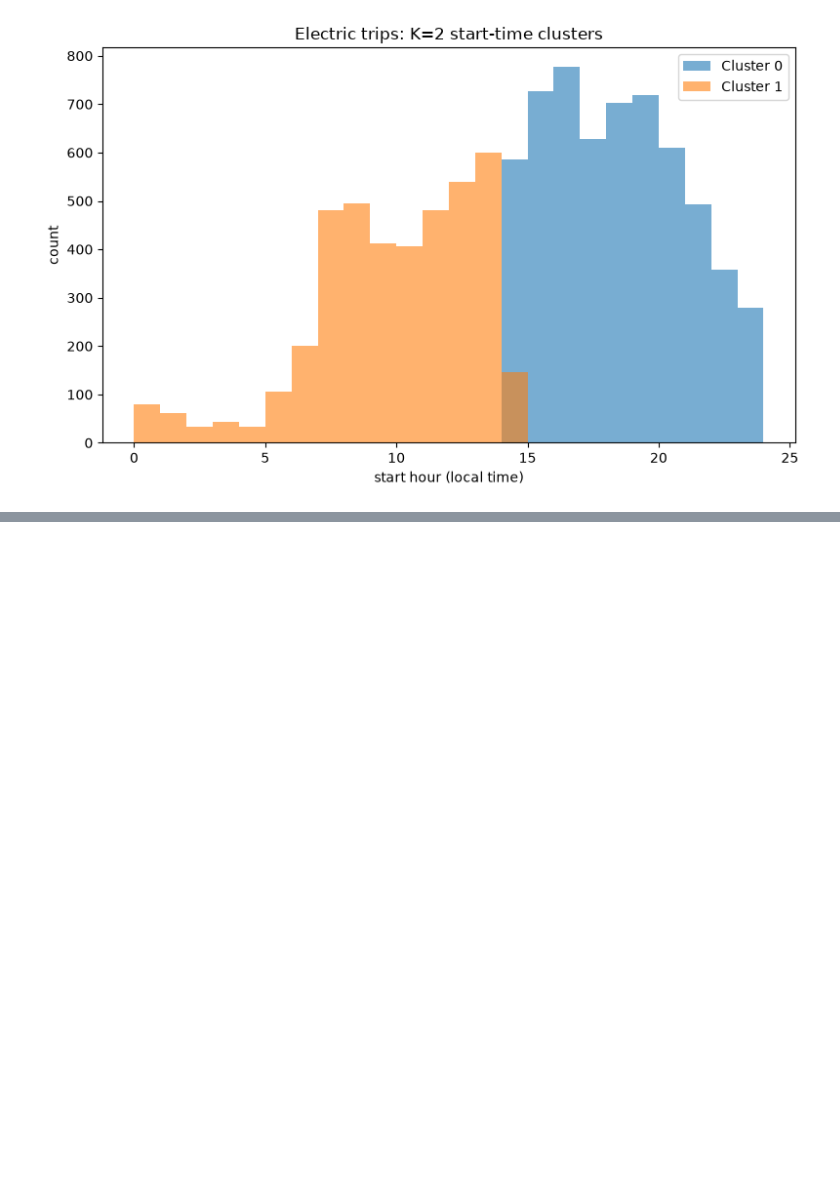
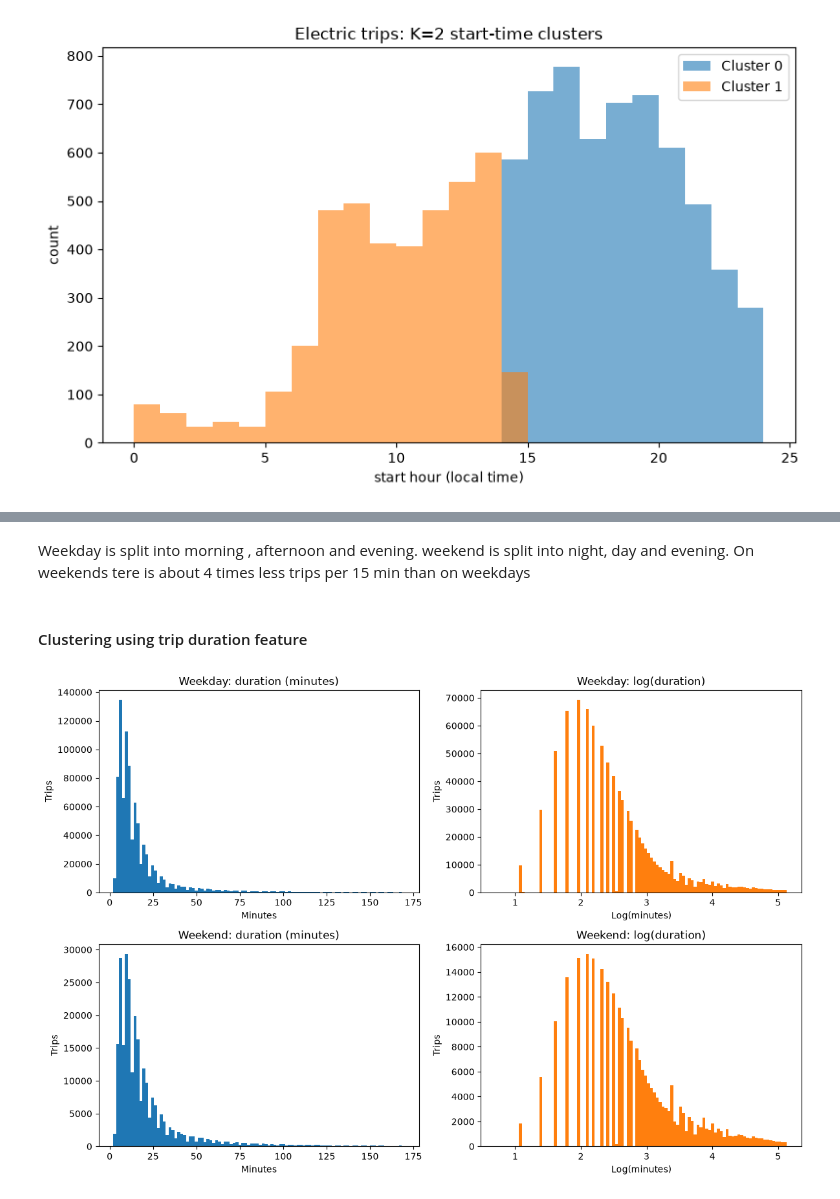
Before and after one commit to haitam-l/Challenge-DASCI, a Jupyter notebook: notebooks/data_analysis.ipynb, the cells around one changed output, grey strips where cells are left out. Cells and saved outputs as stored; diff of their text form; code cells hidden in the pictures; blank space fills up the shorter version.

```diff
--- a/notebooks/data_analysis.ipynb
+++ b/notebooks/data_analysis.ipynb
@@ -870,0 +1070,24 @@ for group_name, group_df in [("classic", classic_sample), ("electric", electric_
+# %% [markdown]
+Weekday is split into morning , afternoon and evening.
+weekend is split into night, day and evening. On weekends tere is about 4 times less trips per 15 min than on weekdays
+# %% [markdown]
+#### Clustering using trip duration feature
+# %%
+# TODO: Plot raw and log-transformed duration distributions for weekdays and weekends.
+fig, axes = plt.subplots(2, 2, figsize=(12, 8))
+for row, (name, group) in enumerate(
+    [("Weekday", weekday_trips), ("Weekend", weekend_trips)]
+):
+    minutes = group["duration"] / 60
+    axes[row, 0].hist(minutes, bins=100, color="tab:blue")
+    axes[row, 0].set_title(f"{name}: duration (minutes)")
+    axes[row, 0].set_xlabel("Minutes")
+    axes[row, 0].set_ylabel("Trips")
+    axes[row, 1].hist(np.log(minutes), bins=100, color="tab:orange")
+    axes[row, 1].set_title(f"{name}: log(duration)")
+    axes[row, 1].set_xlabel("Log(minutes)")
+    axes[row, 1].set_ylabel("Trips")
+plt.tight_layout()
+plt.show()
+# %% [output]
+[figure, added]
```
Also changed, not shown: parts of 19 cells of this notebook.
